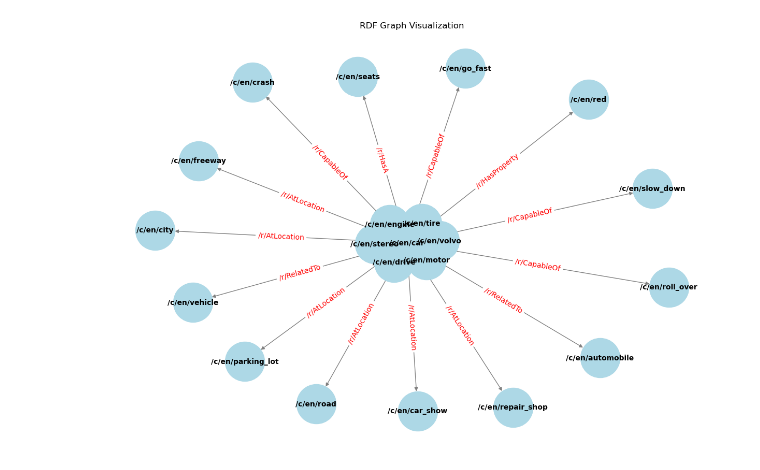
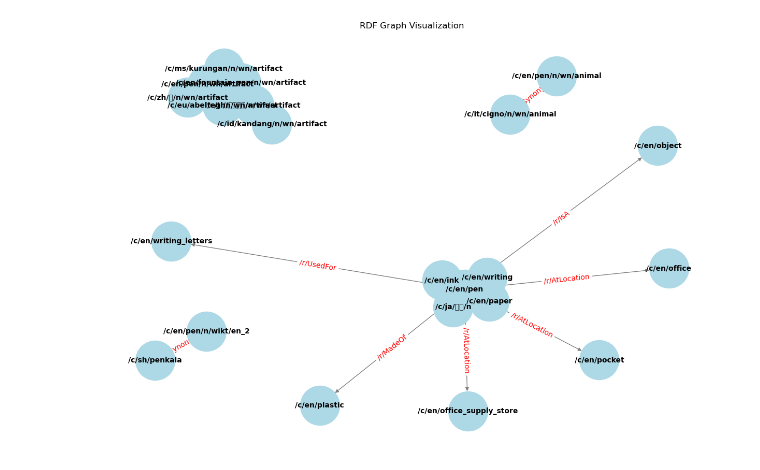
Before and after one commit to 11Falcon/RCRA, a Jupyter notebook: conceptnet.ipynb, the cells around one changed output. Saved outputs shown, nothing was run; the diff lists cells and outputs as text; code cells hidden in the pictures.

```diff
--- a/conceptnet.ipynb
+++ b/conceptnet.ipynb
@@ -18,32 +18,32 @@ def get_conceptnet_relationships_as_rdf(term, lang="en"):
         predicate = URIRef(edge['rel']['@id'])
         g.add((start_node, predicate, end_node))
     return g
 
 def visualize_rdf_graph(rdf_graph):
     # Convert RDF graph to a NetworkX graph
     nx_graph = nx.DiGraph()
 
     for s, p, o in rdf_graph:
         nx_graph.add_edge(str(s), str(o), label=str(p))
 
     # Draw the graph
     pos = nx.spring_layout(nx_graph)  # Spring layout for better spacing
     plt.figure(figsize=(12, 8))
 
     # Draw nodes and edges
     nx.draw(nx_graph, pos, with_labels=True, node_size=3000, node_color="lightblue", font_size=10, font_weight="bold", edge_color="gray")
 
     # Draw edge labels
     edge_labels = nx.get_edge_attributes(nx_graph, 'label')
     nx.draw_networkx_edge_labels(nx_graph, pos, edge_labels=edge_labels, font_color="red")
 
     plt.title("RDF Graph Visualization")
     plt.show()
 
 # Example usage
 if __name__ == "__main__":
-    word = "car"
+    word = "pen"
     rdf_graph = get_conceptnet_relationships_as_rdf(word)
     visualize_rdf_graph(rdf_graph)
 # %% [output]
-[figure, old version]
+[figure, new version]
```
Also changed, not shown: parts of 4 cells of this notebook, 2 other files.
